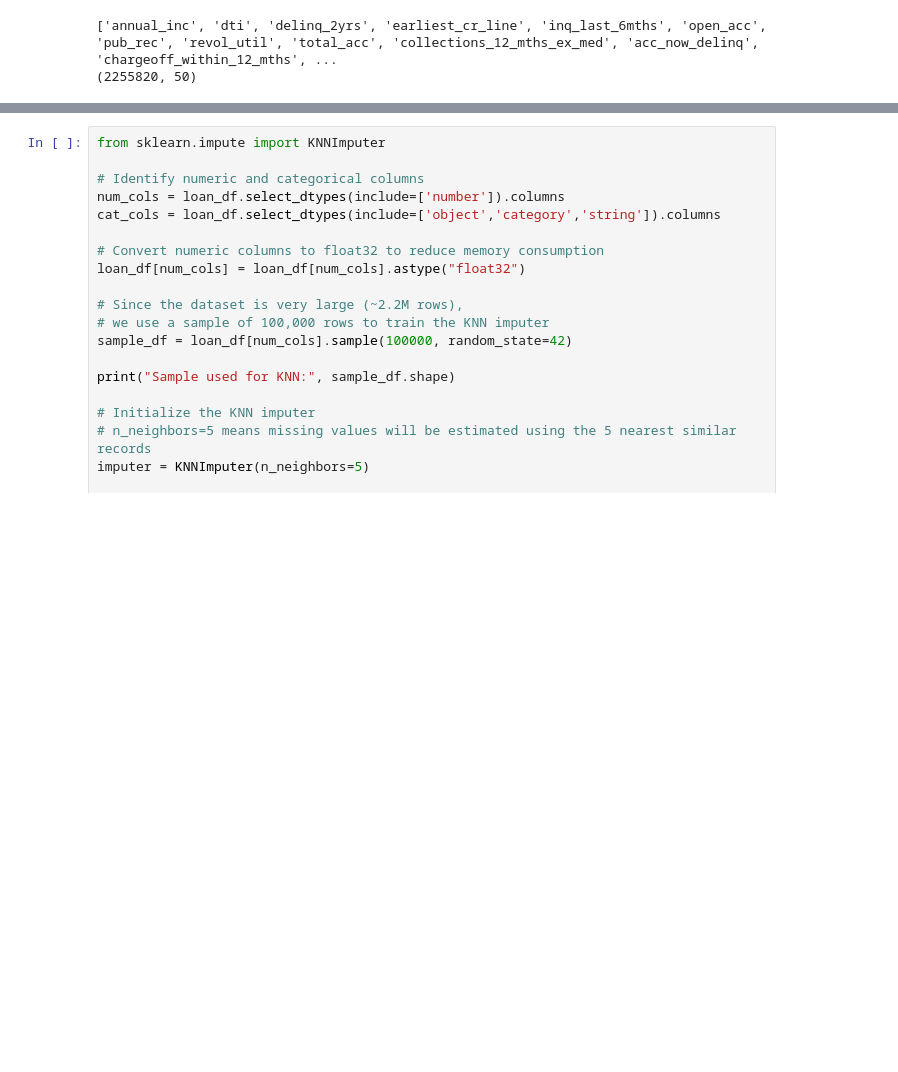
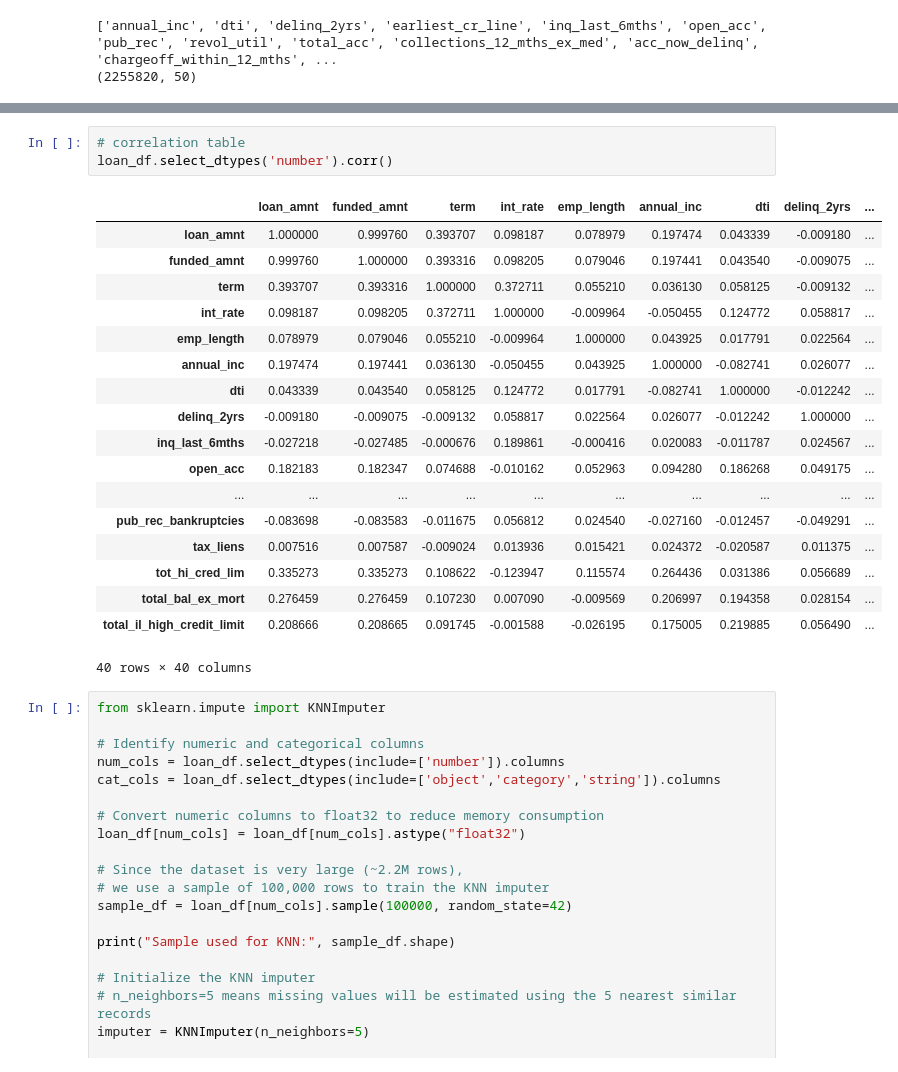
Before and after one commit to SU-IST707-SP26/group-project-data-dopes, a Jupyter notebook: work/DataCleaning.ipynb, the cells around one changed output, grey strips where cells are left out. Drawn from its saved outputs; the diff is of its cells as text; blank space fills up the shorter version.

```diff
--- a/work/DataCleaning.ipynb
+++ b/work/DataCleaning.ipynb
@@ -231,3 +253,25 @@ print(loan_df.shape)
+# %%
+# correlation table
+loan_df.select_dtypes('number').corr()
+# %% [output]
+|  | loan_amnt | funded_amnt | term | int_rate | emp_length | annual_inc | dti | delinq_2yrs | ... |
+| loan_amnt | 1.000000 | 0.999760 | 0.393707 | 0.098187 | 0.078979 | 0.197474 | 0.043339 | -0.009180 | ... |
+| funded_amnt | 0.999760 | 1.000000 | 0.393316 | 0.098205 | 0.079046 | 0.197441 | 0.043540 | -0.009075 | ... |
+| term | 0.393707 | 0.393316 | 1.000000 | 0.372711 | 0.055210 | 0.036130 | 0.058125 | -0.009132 | ... |
+| int_rate | 0.098187 | 0.098205 | 0.372711 | 1.000000 | -0.009964 | -0.050455 | 0.124772 | 0.058817 | ... |
+| emp_length | 0.078979 | 0.079046 | 0.055210 | -0.009964 | 1.000000 | 0.043925 | 0.017791 | 0.022564 | ... |
+| annual_inc | 0.197474 | 0.197441 | 0.036130 | -0.050455 | 0.043925 | 1.000000 | -0.082741 | 0.026077 | ... |
+| dti | 0.043339 | 0.043540 | 0.058125 | 0.124772 | 0.017791 | -0.082741 | 1.000000 | -0.012242 | ... |
+| delinq_2yrs | -0.009180 | -0.009075 | -0.009132 | 0.058817 | 0.022564 | 0.026077 | -0.012242 | 1.000000 | ... |
+| inq_last_6mths | -0.027218 | -0.027485 | -0.000676 | 0.189861 | -0.000416 | 0.020083 | -0.011787 | 0.024567 | ... |
+| open_acc | 0.182183 | 0.182347 | 0.074688 | -0.010162 | 0.052963 | 0.094280 | 0.186268 | 0.049175 | ... |
+| ... | ... | ... | ... | ... | ... | ... | ... | ... | ... |
+| pub_rec_bankruptcies | -0.083698 | -0.083583 | -0.011675 | 0.056812 | 0.024540 | -0.027160 | -0.012457 | -0.049291 | ... |
+| tax_liens | 0.007516 | 0.007587 | -0.009024 | 0.013936 | 0.015421 | 0.024372 | -0.020587 | 0.011375 | ... |
+| tot_hi_cred_lim | 0.335273 | 0.335273 | 0.108622 | -0.123947 | 0.115574 | 0.264436 | 0.031386 | 0.056689 | ... |
+| total_bal_ex_mort | 0.276459 | 0.276459 | 0.107230 | 0.007090 | -0.009569 | 0.206997 | 0.194358 | 0.028154 | ... |
+| total_il_high_credit_limit | 0.208666 | 0.208665 | 0.091745 | -0.001588 | -0.026195 | 0.175005 | 0.219885 | 0.056490 | ... |
+40 rows × 40 columns
 # %%
 from sklearn.impute import KNNImputer
 
```
Also changed, not shown: parts of 3 cells of this notebook.
